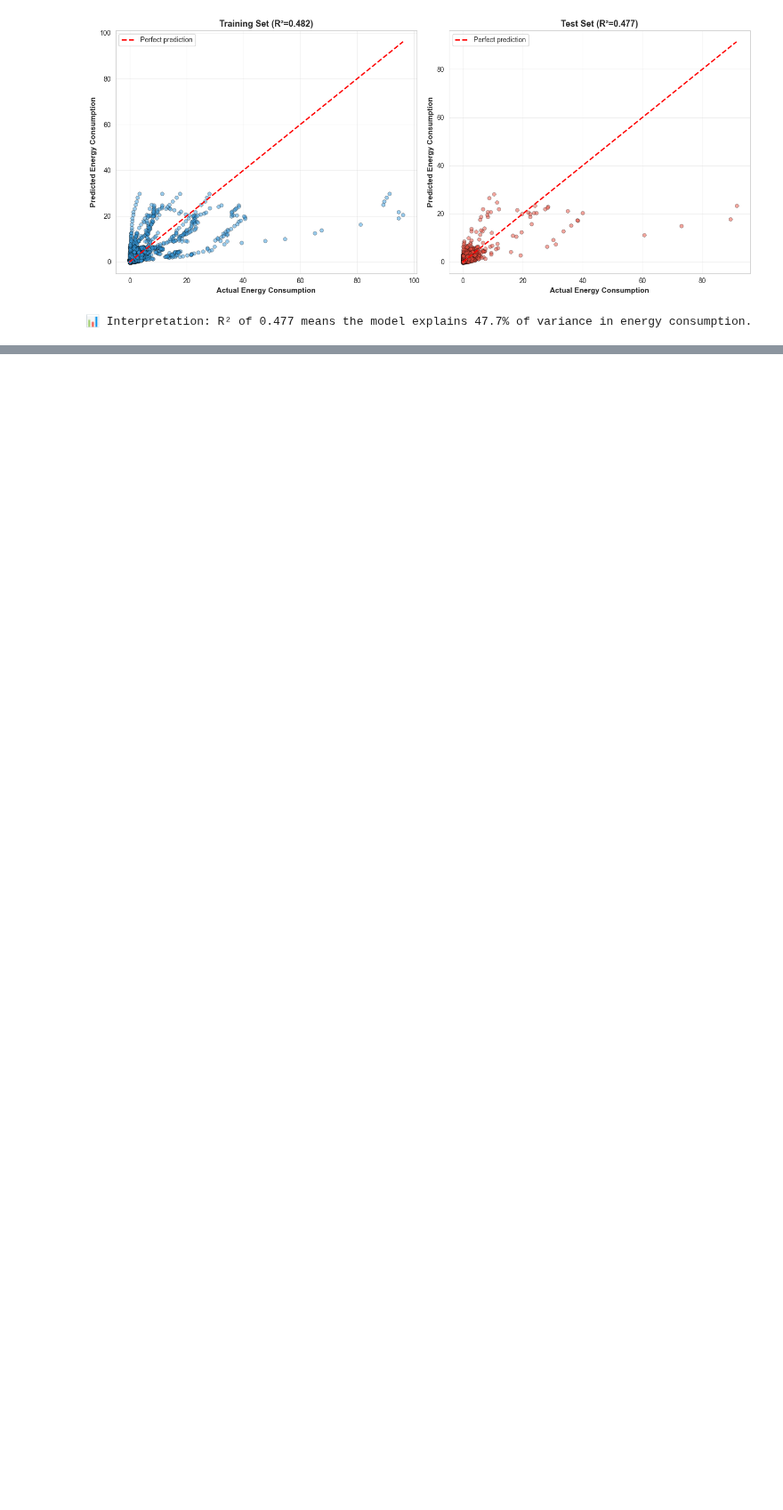
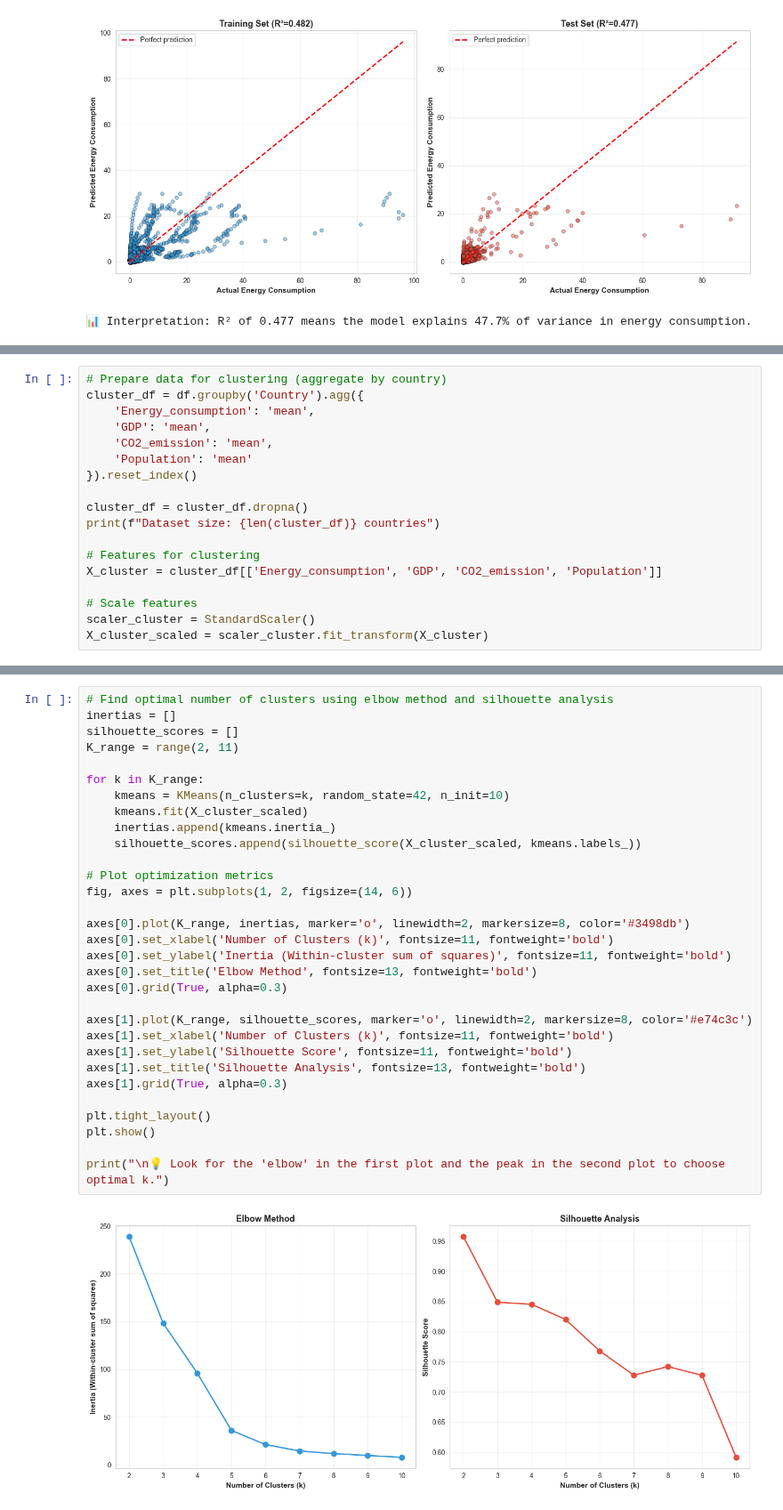
Before and after one commit to enjoy15/Energy-Consumption-CO2-Emissions-Analysis, a Jupyter notebook: jupyter_notebooks/05_machine_learning_models.ipynb, the cells around one changed output, grey strips where cells are left out. Shown at 89% size. Cells and saved outputs as stored; diff of their text form; blank space fills up the shorter version.

Commit message:
K-means

```diff
--- a/jupyter_notebooks/05_machine_learning_models.ipynb
+++ b/jupyter_notebooks/05_machine_learning_models.ipynb
@@ -218,0 +229,18 @@ print(f"\n📊 Interpretation: R² of {test_r2:.3f} means the model explains {te
+# %%
+# Prepare data for clustering (aggregate by country)
+cluster_df = df.groupby('Country').agg({
+    'Energy_consumption': 'mean',
+    'GDP': 'mean',
+    'CO2_emission': 'mean',
+    'Population': 'mean'
+}).reset_index()
+
+cluster_df = cluster_df.dropna()
+print(f"Dataset size: {len(cluster_df)} countries")
+
+# Features for clustering
+X_cluster = cluster_df[['Energy_consumption', 'GDP', 'CO2_emission', 'Population']]
+
+# Scale features
+scaler_cluster = StandardScaler()
+X_cluster_scaled = scaler_cluster.fit_transform(X_cluster)
@@ -218,0 +249,33 @@ print(f"\n📊 Interpretation: R² of {test_r2:.3f} means the model explains {te
+# %%
+# Find optimal number of clusters using elbow method and silhouette analysis
+inertias = []
+silhouette_scores = []
+K_range = range(2, 11)
+
+for k in K_range:
+    kmeans = KMeans(n_clusters=k, random_state=42, n_init=10)
+    kmeans.fit(X_cluster_scaled)
+    inertias.append(kmeans.inertia_)
+    silhouette_scores.append(silhouette_score(X_cluster_scaled, kmeans.labels_))
+
+# Plot optimization metrics
+fig, axes = plt.subplots(1, 2, figsize=(14, 6))
+
+axes[0].plot(K_range, inertias, marker='o', linewidth=2, markersize=8, color='#3498db')
+axes[0].set_xlabel('Number of Clusters (k)', fontsize=11, fontweight='bold')
+axes[0].set_ylabel('Inertia (Within-cluster sum of squares)', fontsize=11, fontweight='bold')
+axes[0].set_title('Elbow Method', fontsize=13, fontweight='bold')
+axes[0].grid(True, alpha=0.3)
+
+axes[1].plot(K_range, silhouette_scores, marker='o', linewidth=2, markersize=8, color='#e74c3c')
+axes[1].set_xlabel('Number of Clusters (k)', fontsize=11, fontweight='bold')
+axes[1].set_ylabel('Silhouette Score', fontsize=11, fontweight='bold')
+axes[1].set_title('Silhouette Analysis', fontsize=13, fontweight='bold')
+axes[1].grid(True, alpha=0.3)
+
+plt.tight_layout()
+plt.show()
+
+print("\n💡 Look for the 'elbow' in the first plot and the peak in the second plot to choose optimal k.")
+# %% [output]
+[figure, added]
```
Also changed, not shown: parts of 3 cells of this notebook.
